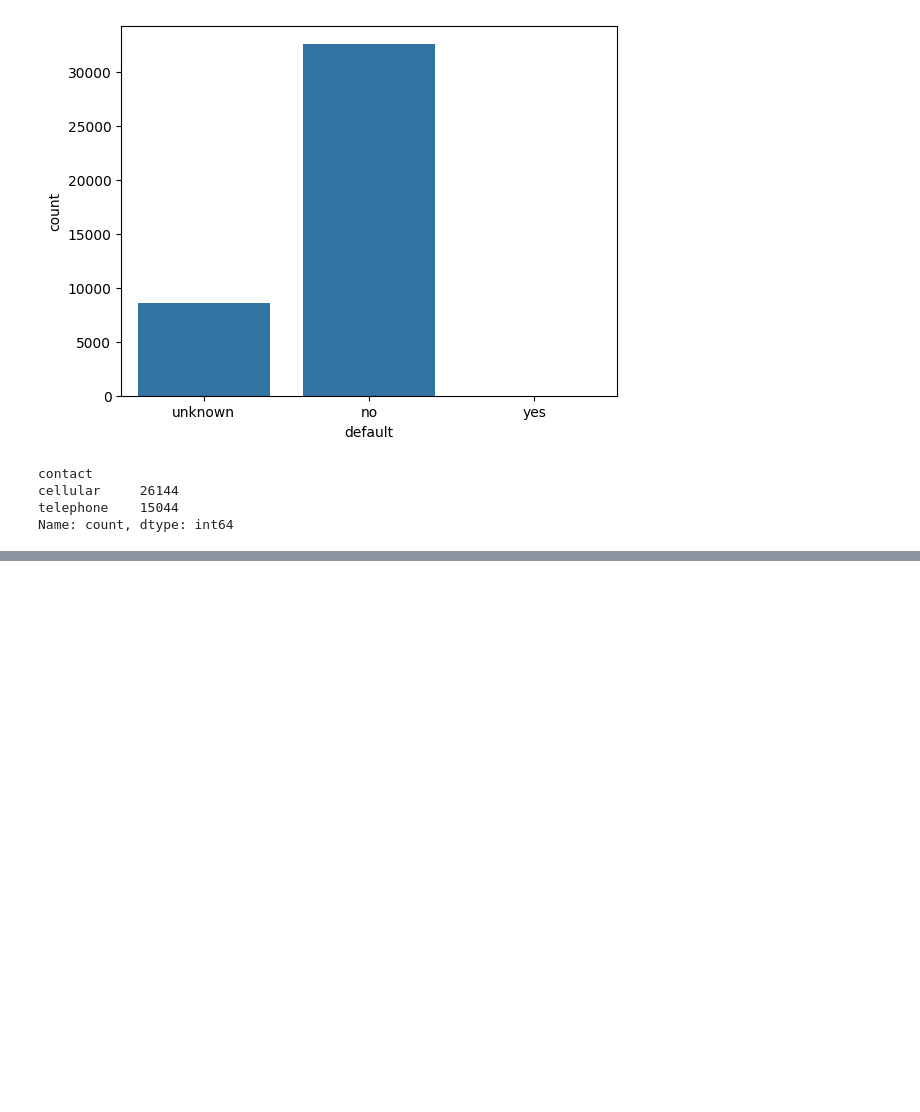
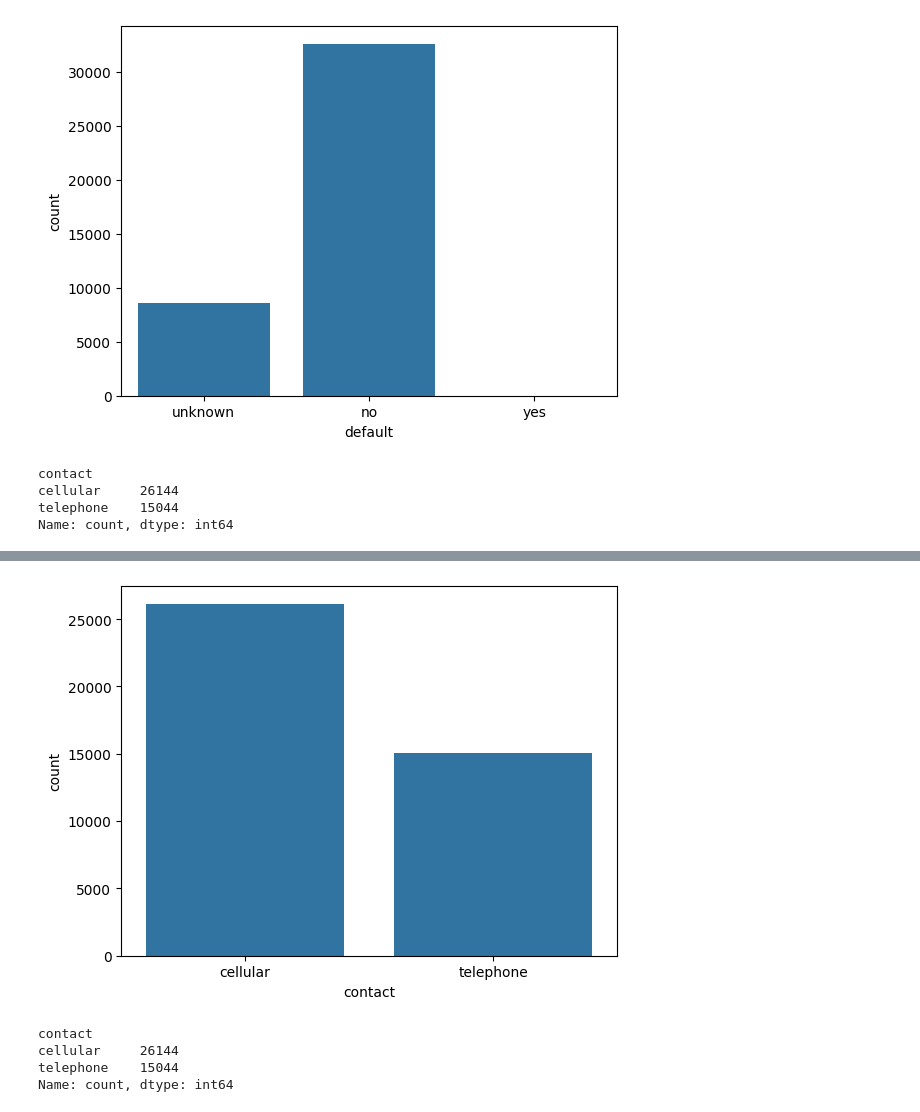
Before and after one commit to MrBigJupiter/LogisticRegression_Sandbox, a Jupyter notebook: log_prac.ipynb, the cells around one changed output, grey strips where cells are left out. Drawn from its saved outputs; the diff is of its cells as text; code cells hidden in the pictures; blank space fills up the shorter version.

```diff
--- a/log_prac.ipynb
+++ b/log_prac.ipynb
@@ -189,7 +189,7 @@ The technician column contais the following elements :[False  True]
 The unemployed column contais the following elements :[False  True]
 The unknown column contais the following elements :[False  True]
 # %%
-poutcome_dummy_list = pd.get_dummies(df['poutcome'])
+poutcome_dummy_list = pd.get_dummies(df['poutcome'], prefix="poutcome")
 df = df.join(poutcome_dummy_list)
 df = df.drop('poutcome', axis=1)
 df
@@ -230,0 +246,5 @@ Name: count, dtype: int64
+# %%
+education_dummy_list = pd.get_dummies(df['education'], prefix="education")
+df = df.join(education_dummy_list)
+df = df.drop('education', axis=1)
+df
@@ -230,0 +265,5 @@ Name: count, dtype: int64
+# %%
+marital_dummy_list = pd.get_dummies(df['marital'], prefix="marital")
+df = df.join(marital_dummy_list)
+df = df.drop('marital', axis=1)
+df
@@ -230,0 +284,10 @@ Name: count, dtype: int64
+# %%
+sb.countplot(data=df, x='contact')
+plt.show()
+df['contact'].value_counts()
+# %% [output]
+[figure, added]
+contact
+cellular     26144
+telephone    15044
+Name: count, dtype: int64
```
Also changed, not shown: parts of 5 cells of this notebook.
